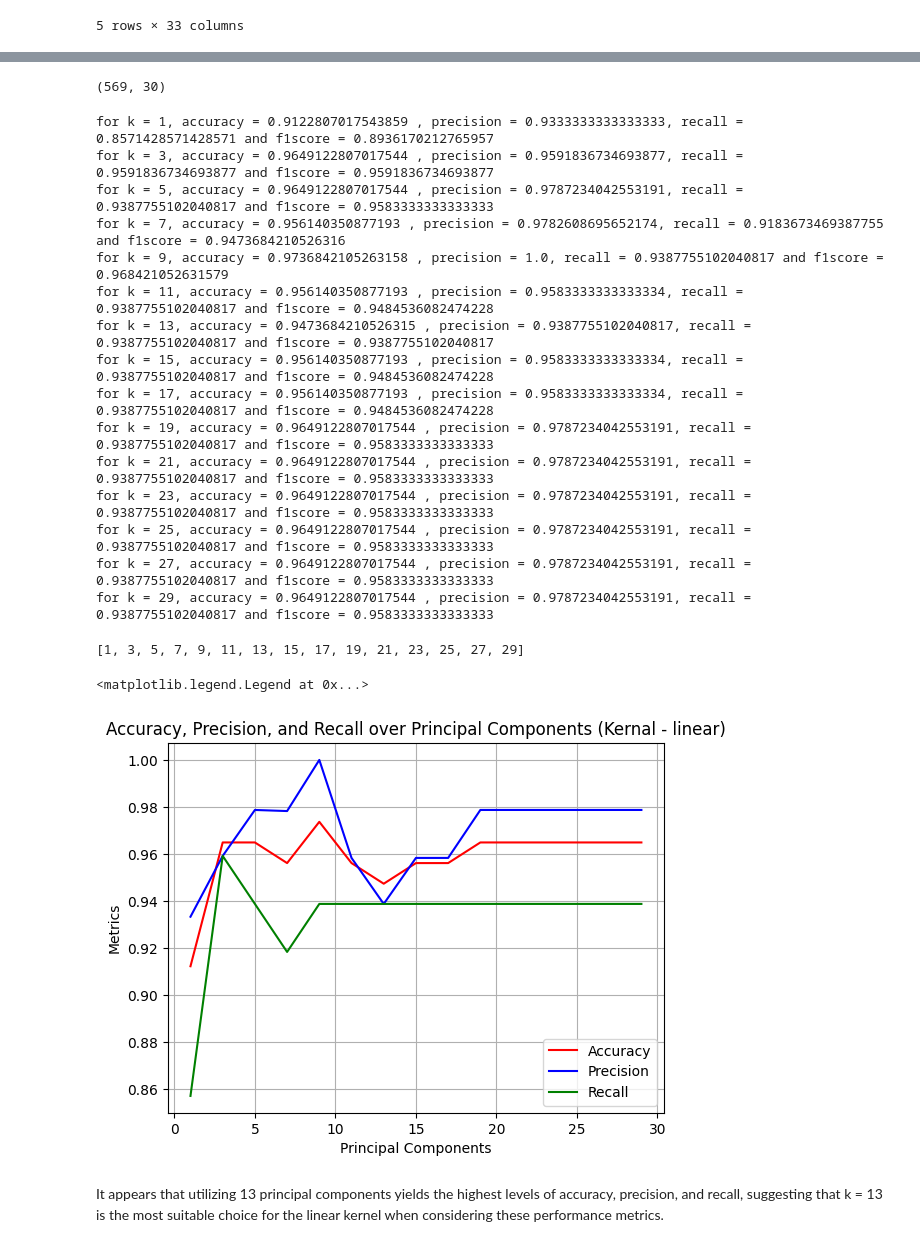
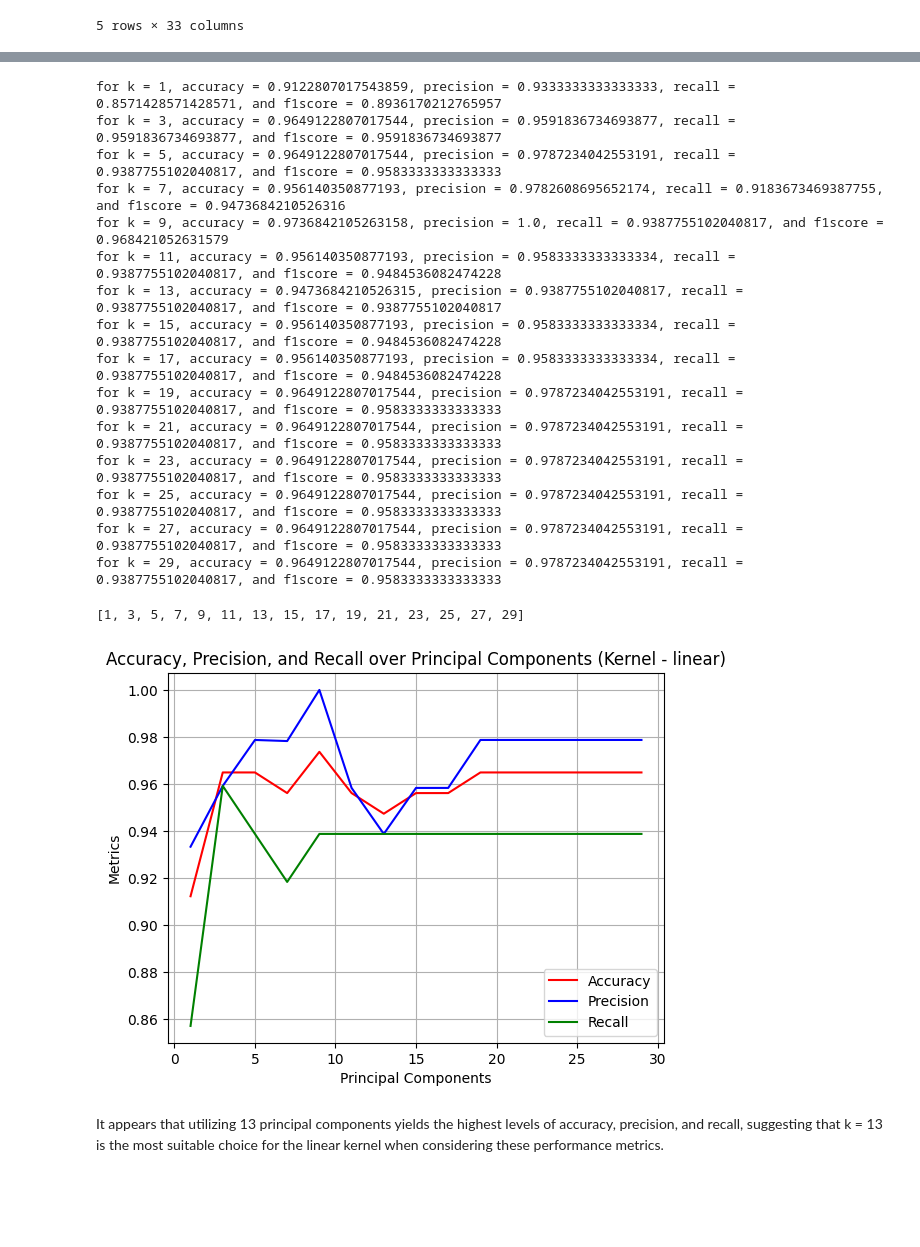
Before and after one commit to UmaNagirireddi/ML_Assignment4, a Jupyter notebook: ML_Ast4.ipynb, the cells around one changed output, grey strips where cells are left out. Saved outputs shown, nothing was run; the diff lists cells and outputs as text; code cells hidden in the pictures; blank space fills up the shorter version.

```diff
--- a/ML_Ast4.ipynb
+++ b/ML_Ast4.ipynb
@@ -30,3 +46,0 @@ df = df.drop(columns = ['id', 'Unnamed: 32'])
-# %%
-df['diagnosis'].replace({'B': 0, 'M': 1}, inplace=True)
-df.tail()
@@ -44,57 +54,40 @@ y = df['diagnosis']
-# %%
-scale= StandardScaler()
-xScaled = scale.fit_transform(X)
-xScaled.shape
-# %% [output]
-(569, 30)
 # %%
 np.random.seed(9)
 # %%
-accuracy = []
-precision = []
-recall = []
-f1Score = []
-for k in range(1,30,2):
-    pca = PCA(n_components = k)
+accuracy, precision, recall, f1Score = [], [], [], []
+
+for k in range(1, 30, 2):
+    pca = PCA(n_components=k)
     principalComponents = pca.fit_transform(xScaled)
-    X_train, X_test, y_train, y_test = train_test_split(principalComponents,
-                                                        y,
-                                                        train_size = 0.8,
-                                                        test_size = 0.20,
-                                                        random_state = 100)
-    # Linear Support vector classifier
-    classifier = SVC(kernel = 'linear', C = 10)
-    classifier.fit(X_train, y_train)
+    X_train, X_test, y_train, y_test = train_test_split(principalComponents, y, train_size=0.8, test_size=0.20, random_state=100)
 
+    classifier = SVC(kernel='linear', C=10).fit(X_train, y_train)
     y_pred = classifier.predict(X_test)
 
-    acc = accuracy_score(y_test, y_pred)
-    prec = precision_score(y_test, y_pred)
-    rec = recall_score(y_test, y_pred)
-    f1 = f1_score(y_test, y_pred)
+    acc, prec, rec, f1 = accuracy_score(y_test, y_pred), precision_score(y_test, y_pred), recall_score(y_test, y_pred), f1_score(y_test, y_pred)
 
     accuracy.append(acc)
     precision.append(prec)
     recall.append(rec)
     f1Score.append(f1)
 
-    print(f"for k = {k}, accuracy = {acc} , precision = {prec}, recall = {rec} and f1score = {f1}")
+    print(f"for k = {k}, accuracy = {acc}, precision = {prec}, recall = {rec}, and f1score = {f1}")
 # %% [output]
-for k = 1, accuracy = 0.9122807017543859 , precision = 0.9333333333333333, recall = 0.8571428571428571 and f1score = 0.8936170212765957
-for k = 3, accuracy = 0.9649122807017544 , precision = 0.9591836734693877, recall = 0.9591836734693877 and f1score = 0.9591836734693877
-for k = 5, accuracy = 0.9649122807017544 , precision = 0.9787234042553191, recall = 0.9387755102040817 and f1score = 0.9583333333333333
-for k = 7, accuracy = 0.956140350877193 , precision = 0.9782608695652174, recall = 0.9183673469387755 and f1score = 0.9473684210526316
-for k = 9, accuracy = 0.9736842105263158 , precision = 1.0, recall = 0.9387755102040817 and f1score = 0.968421052631579
-for k = 11, accuracy = 0.956140350877193 , precision = 0.9583333333333334, recall = 0.9387755102040817 and f1score = 0.9484536082474228
-for k = 13, accuracy = 0.9473684210526315 , precision = 0.9387755102040817, recall = 0.9387755102040817 and f1score = 0.9387755102040817
-for k = 15, accuracy = 0.956140350877193 , precision = 0.9583333333333334, recall = 0.9387755102040817 and f1score = 0.9484536082474228
-for k = 17, accuracy = 0.956140350877193 , precision = 0.9583333333333334, recall = 0.9387755102040817 and f1score = 0.9484536082474228
-for k = 19, accuracy = 0.9649122807017544 , precision = 0.9787234042553191, recall = 0.9387755102040817 and f1score = 0.9583333333333333
-for k = 21, accuracy = 0.9649122807017544 , precision = 0.9787234042553191, recall = 0.9387755102040817 and f1score = 0.9583333333333333
-for k = 23, accuracy = 0.9649122807017544 , precision = 0.9787234042553191, recall = 0.9387755102040817 and f1score = 0.9583333333333333
-for k = 25, accuracy = 0.9649122807017544 , precision = 0.9787234042553191, recall = 0.9387755102040817 and f1score = 0.9583333333333333
-for k = 27, accuracy = 0.9649122807017544 , precision = 0.9787234042553191, recall = 0.9387755102040817 and f1score = 0.9583333333333333
-for k = 29, accuracy = 0.9649122807017544 , precision = 0.9787234042553191, recall = 0.9387755102040817 and f1score = 0.9583333333333333
+for k = 1, accuracy = 0.9122807017543859, precision = 0.9333333333333333, recall = 0.8571428571428571, and f1score = 0.8936170212765957
+for k = 3, accuracy = 0.9649122807017544, precision = 0.9591836734693877, recall = 0.9591836734693877, and f1score = 0.9591836734693877
+for k = 5, accuracy = 0.9649122807017544, precision = 0.9787234042553191, recall = 0.9387755102040817, and f1score = 0.9583333333333333
+for k = 7, accuracy = 0.956140350877193, precision = 0.9782608695652174, recall = 0.9183673469387755, and f1score = 0.9473684210526316
+for k = 9, accuracy = 0.9736842105263158, precision = 1.0, recall = 0.9387755102040817, and f1score = 0.968421052631579
+for k = 11, accuracy = 0.956140350877193, precision = 0.9583333333333334, recall = 0.9387755102040817, and f1score = 0.9484536082474228
+for k = 13, accuracy = 0.9473684210526315, precision = 0.9387755102040817, recall = 0.9387755102040817, and f1score = 0.9387755102040817
+for k = 15, accuracy = 0.956140350877193, precision = 0.9583333333333334, recall = 0.9387755102040817, and f1score = 0.9484536082474228
+for k = 17, accuracy = 0.956140350877193, precision = 0.9583333333333334, recall = 0.9387755102040817, and f1score = 0.9484536082474228
+for k = 19, accuracy = 0.9649122807017544, precision = 0.9787234042553191, recall = 0.9387755102040817, and f1score = 0.9583333333333333
+for k = 21, accuracy = 0.9649122807017544, precision = 0.9787234042553191, recall = 0.9387755102040817, and f1score = 0.9583333333333333
+for k = 23, accuracy = 0.9649122807017544, precision = 0.9787234042553191, recall = 0.9387755102040817, and f1score = 0.9583333333333333
+for k = 25, accuracy = 0.9649122807017544, precision = 0.9787234042553191, recall = 0.9387755102040817, and f1score = 0.9583333333333333
+for k = 27, accuracy = 0.9649122807017544, precision = 0.9787234042553191, recall = 0.9387755102040817, and f1score = 0.9583333333333333
+for k = 29, accuracy = 0.9649122807017544, precision = 0.9787234042553191, recall = 0.9387755102040817, and f1score = 0.9583333333333333
 # %%
 k_list = [i for i in range(1,30,2)]
 k_list
@@ -102,17 +95,18 @@ k_list
 [1, 3, 5, 7, 9, 11, 13, 15, 17, 19, 21, 23, 25, 27, 29]
 # %%
 plt.figure()
-plt.plot(k_list, accuracy, color = 'red', label = "Accuracy")
-plt.plot(k_list, precision, color = 'blue', label = "Precision")
-plt.plot(k_list, recall, color = 'green', label = "Recall")
+
+for metric, color, label in zip([accuracy, precision, recall], ['red', 'blue', 'green'], ['Accuracy', 'Precision', 'Recall']):
+    plt.plot(k_list, metric, color=color, label=label)
+
 plt.grid()
 plt.xlabel('Principal Components')
 plt.ylabel('Metrics')
-plt.title('Accuracy, Precision, and Recall over Principal Components (Kernal - linear)')
+plt.title('Accuracy, Precision, and Recall over Principal Components (Kernel - linear)')
 plt.legend()
+plt.show()
 # %% [output]
-<matplotlib.legend.Legend at 0x...>
-[figure, old version]
+[figure, new version]
 # %% [markdown]
 It appears that utilizing 13 principal components yields the highest levels of accuracy, precision, and recall, suggesting that k = 13 is the most suitable choice for the linear kernel when considering these performance metrics.
 # %%
```
Also changed, not shown: parts of 24 cells of this notebook.
